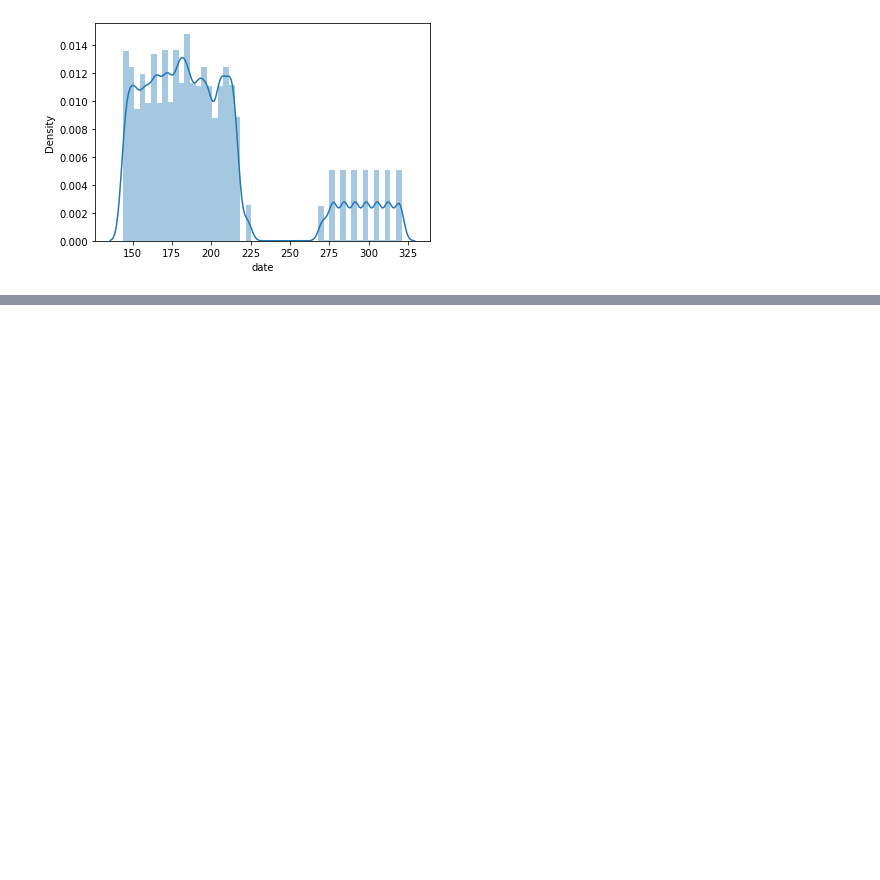
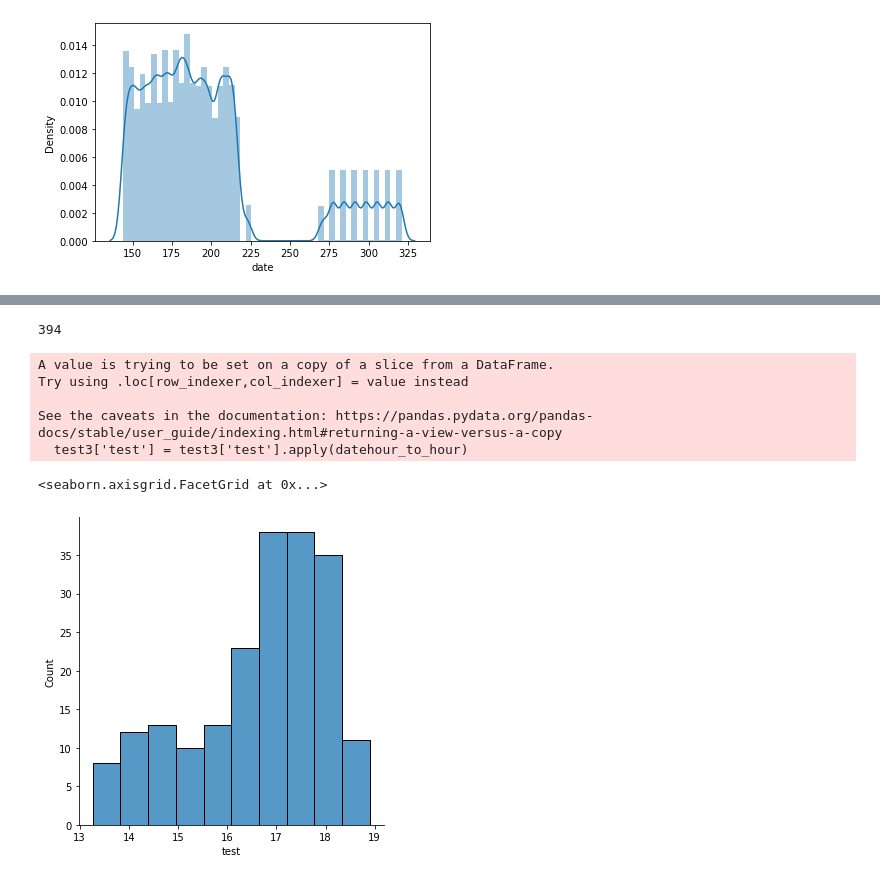
Before and after one commit to StanislasDOZIAS/INF442, a Jupyter notebook: statistique.ipynb, the cells around one changed output, grey strips where cells are left out. Saved outputs shown, nothing was run; the diff lists cells and outputs as text; code cells hidden in the pictures; blank space fills up the shorter version.

```diff
--- a/statistique.ipynb
+++ b/statistique.ipynb
@@ -72,0 +146,2 @@ sns.distplot(historical['date'])
+# %%
+test2 = test.transpose()
@@ -72,0 +158,9 @@ sns.distplot(historical['date'])
+# %%
+test2.columns = test2.iloc[0]
+test2.drop('Station',inplace=True)
+test2.drop('date2',inplace=True)
+test2.drop('date3',inplace=True)
+test2.drop('date4',inplace=True)
+test2.drop('date5',inplace=True)
+test2.drop('date6',inplace=True)
+test2.head()
@@ -72,0 +214,27 @@ sns.distplot(historical['date'])
+# %%
+len(test3.columns)
+# %% [output]
+394
+# %%
+def datehour_to_hour(datehour) :
+    schedule = datehour%10000
+    hour = schedule//100
+    minutes = schedule-hour*100
+    return hour+minutes/60
+# %%
+test3 = test2["La Vallee"]
+index3 = ["La Vallee"]*394
+index3[0] = 'test'
+test3.columns = index3
+test3['test'] = test3['test'].apply(datehour_to_hour)
+# %% [output]
+A value is trying to be set on a copy of a slice from a DataFrame.
+Try using .loc[row_indexer,col_indexer] = value instead
+
+See the caveats in the documentation: https://pandas.pydata.org/pandas-docs/stable/user_guide/indexing.html#returning-a-view-versus-a-copy
+  test3['test'] = test3['test'].apply(datehour_to_hour)
+# %%
+sns.displot(test3["test"])
+# %% [output]
+<seaborn.axisgrid.FacetGrid at 0x...>
+[figure, added]
```
Also changed, not shown: parts of 20 cells of this notebook, 4 other files.
